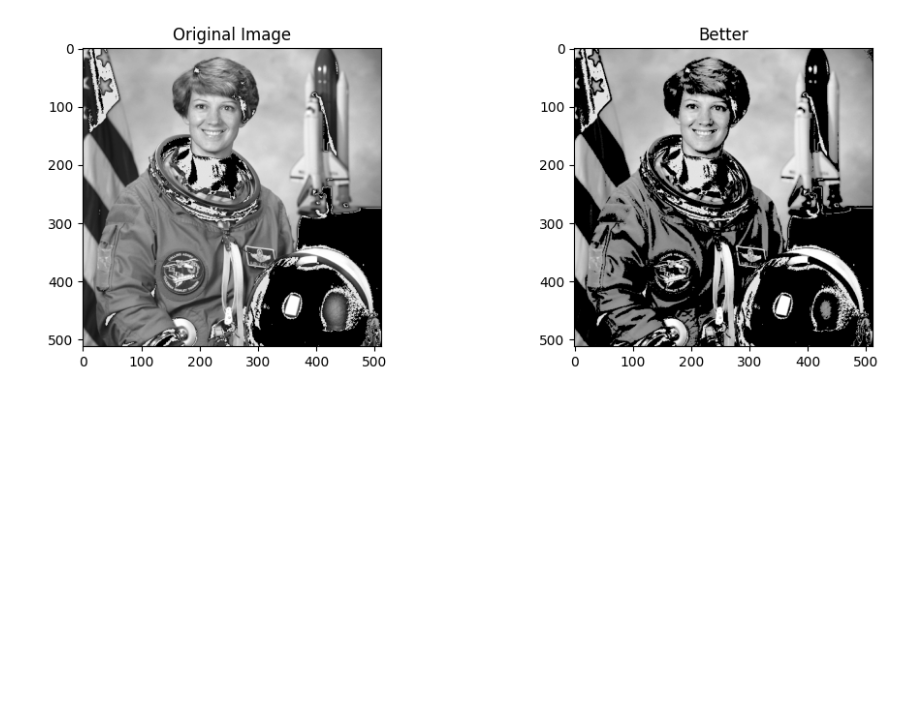
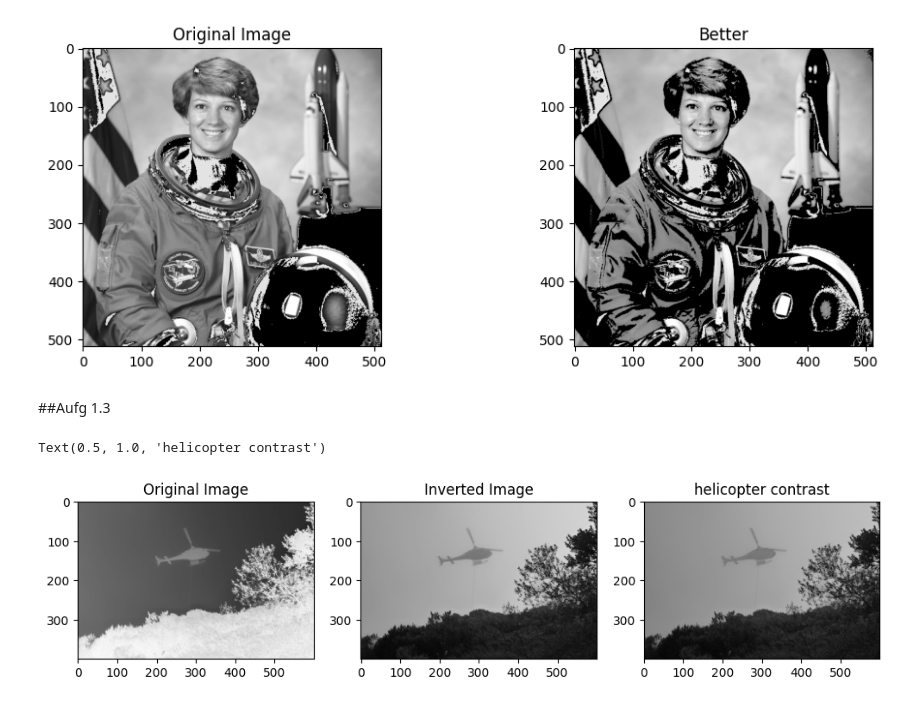
Before and after one commit to Mynna/bv23-wk04, a Jupyter notebook: Blatt04_Aufg01.ipynb, the cells around one changed output. Cells and saved outputs as stored; diff of their text form; code cells hidden in the pictures; blank space fills up the shorter version.

```diff
--- a/Blatt04_Aufg01.ipynb
+++ b/Blatt04_Aufg01.ipynb
@@ -93,3 +93,34 @@ axes[1].set_title('Better')
 # %% [output]
 Text(0.5, 1.0, 'Better')
 [figure]
+# %% [markdown]
+##Aufg 1.3
+# %%
+img4=imread('./bildverbesserung/bild3.png')
+
+invert=255-img4
+
+result=invert.copy()
+
+
+# Apply contrast enhancement to the helicopter region
+helicopter_region = np.where(result < 139, result * 1.1, result)
+helicopter_region = np.where(result > 126, result*0.9,result)
+
+# Apply histogram equalization to the helicopter region
+#helicopter_region = exposure.equalize_hist(helicopter_region) # Ergibt schwarz
+
+
+#Plot the images
+fig, axes = plt.subplots(1,3,figsize=(12,4))
+axes[0].imshow(img4,cmap='gray',vmin=0,vmax=255)
+axes[0].set_title('Original Image')
+
+axes[1].imshow(invert,cmap='gray',vmin=0,vmax=255)
+axes[1].set_title('Inverted Image')
+
+axes[2].imshow(helicopter_region,cmap='gray',vmin=0,vmax=255)
+axes[2].set_title('helicopter contrast')
+# %% [output]
+Text(0.5, 1.0, 'helicopter contrast')
+[figure, added]
```
